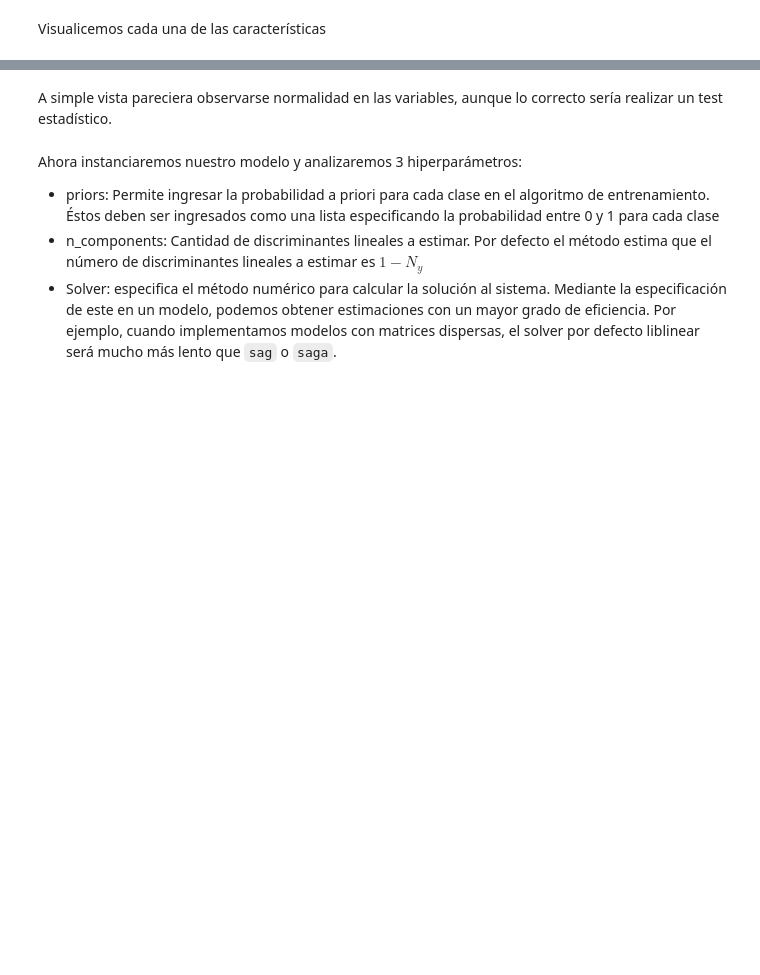
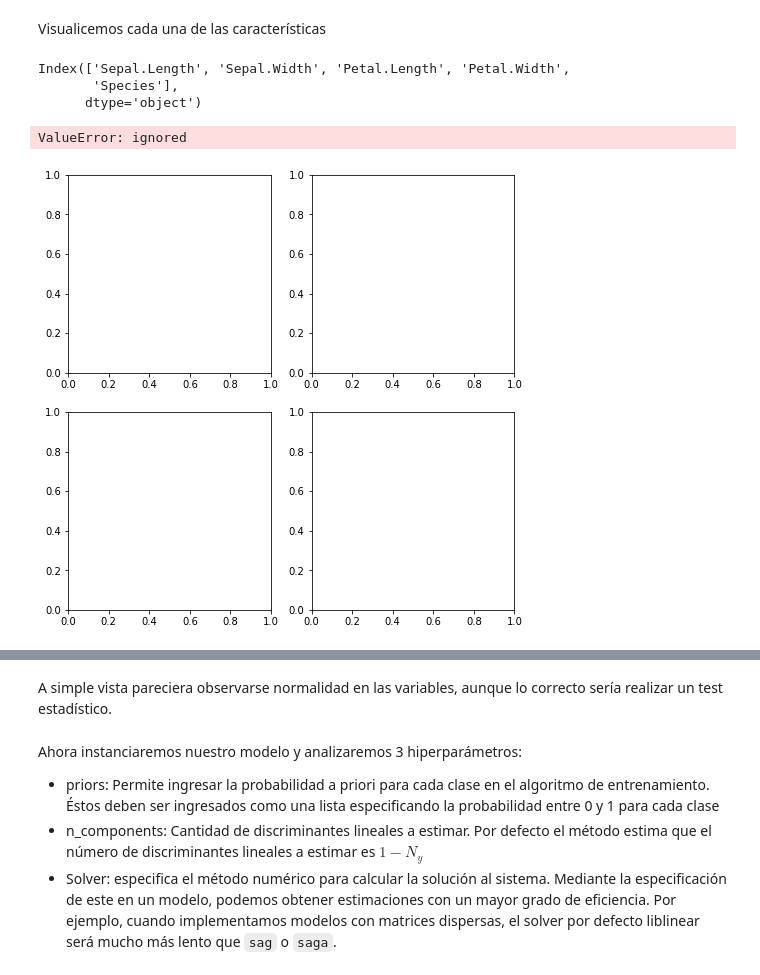
Before and after one commit to Vngel0/Python_UC, a Jupyter notebook: Clase_6_NB_SVM_LDA.ipynb, the cells around one changed output, grey strips where cells are left out. Cells and saved outputs as stored; diff of their text form; code cells hidden in the pictures; blank space fills up the shorter version.

```diff
--- a/Clase_6_NB_SVM_LDA.ipynb
+++ b/Clase_6_NB_SVM_LDA.ipynb
@@ -255,0 +302,8 @@ FileNotFoundError: ignored
+# %%
+from sklearn.datasets import load_iris
+
+dataset = load_iris()
+
+df = pd.DataFrame(data = dataset.data, columns = dataset.feature_names)
+df["target"] = dataset.target
+df
@@ -256,2 +324,18 @@ FileNotFoundError: ignored
 # %% [markdown]
 Visualicemos cada una de las características
+# %%
+df.columns
+# %% [output]
+Index(['Sepal.Length', 'Sepal.Width', 'Petal.Length', 'Petal.Width',
+       'Species'],
+      dtype='object')
+# %%
+
+fig,axes = plt.subplots(2, 2, figsize = (8,8))
+sns.histplot(data = df, X = 'sepal length (cm)', hue = "target", alpha = 0.5, ax = axes[0,0])
+sns.histplot(data = df, X = 'sepal width (cm)', hue = "target", alpha = 0.5, ax = axes[1,0])
+sns.histplot(data = df, X = 'petal length (cm)', hue = "target", alpha = 0.5, ax = axes[0,1])
+sns.histplot(data = df, X = 'petal width (cm)', hue = "target", alpha = 0.5, ax = axes[1,1])
+# %% [output]
+ValueError: ignored
+[figure, added]
```
Also changed, not shown: parts of 19 cells of this notebook.
